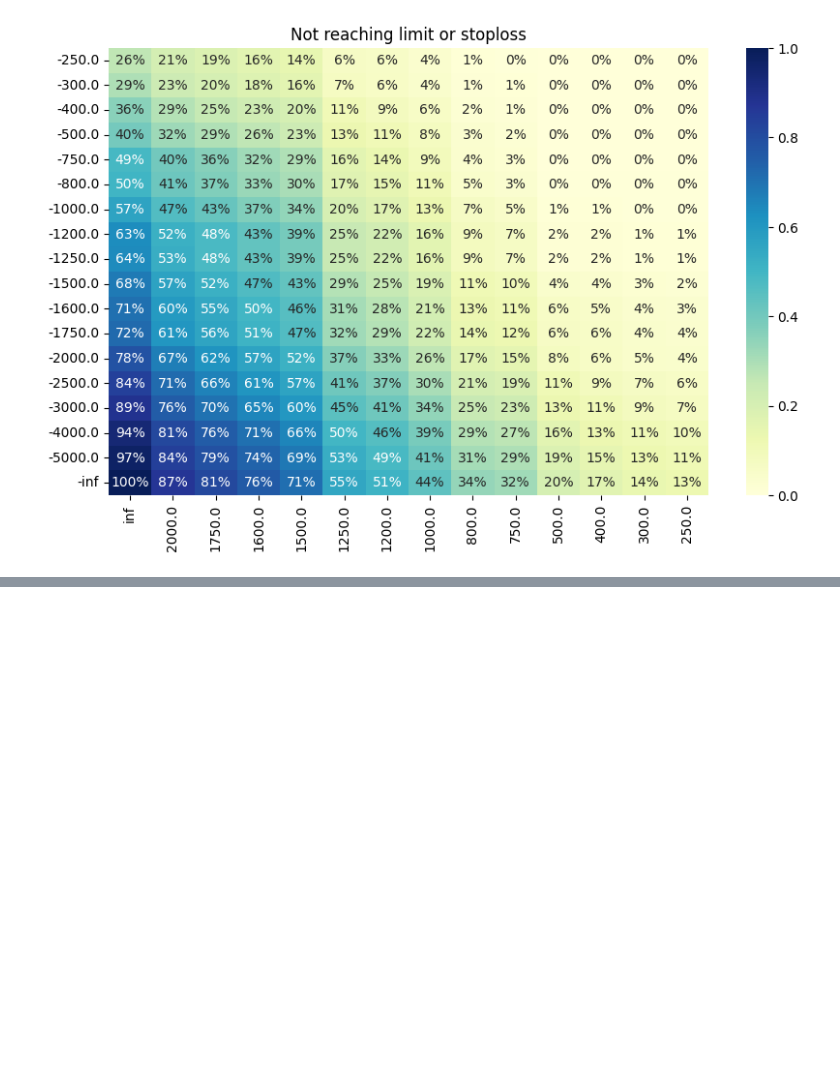
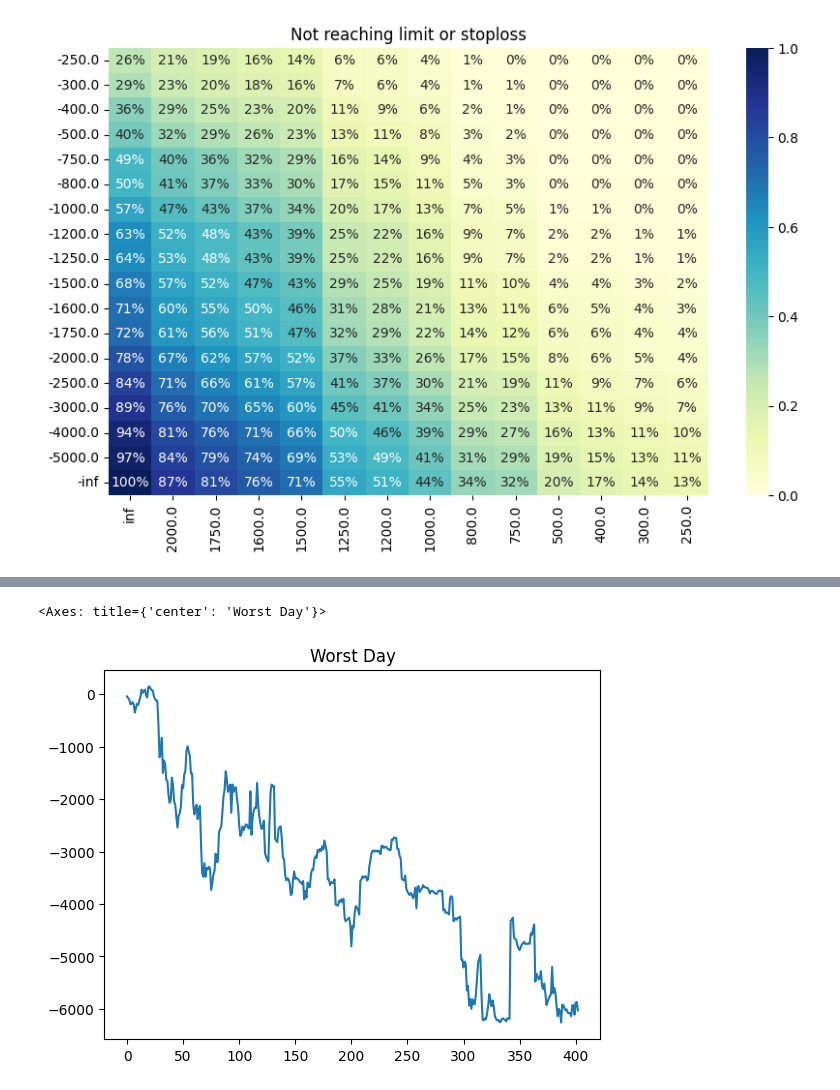
Before and after one commit to yalishanda42/stonksbot, a Jupyter notebook: options/backtest_analysis.ipynb, the cells around one changed output, grey strips where cells are left out. Saved outputs shown, nothing was run; the diff lists cells and outputs as text; code cells hidden in the pictures; blank space fills up the shorter version.

```diff
--- a/options/backtest_analysis.ipynb
+++ b/options/backtest_analysis.ipynb
@@ -290,0 +314,10 @@ sns.heatmap(total_profit_matrix, annot=True, fmt=".0f", cmap="YlGnBu")
+# %%
+# hmm
+
+daily_pnl = np.array([closing_strategy_limit_or_stoploss_after_n_or_last_m(400, 400, WAIT_FOR_N_BEFORE_STOPLOSS, EXLUDE_LAST_N)(daily_movement) for daily_movement in daily_movements])
+
+plt.title("Worst Day")
+sns.lineplot(daily_movements[np.argmin(daily_pnl)])
+# %% [output]
+<Axes: title={'center': 'Worst Day'}>
+[figure, added]
```
Also changed, not shown: parts of 8 cells of this notebook.
